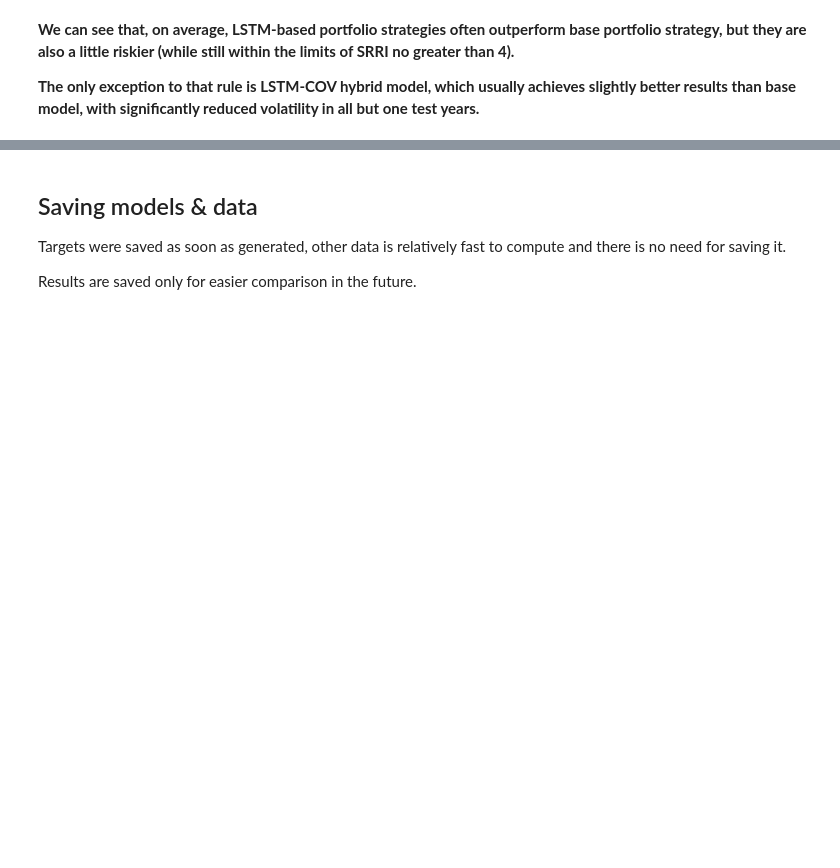
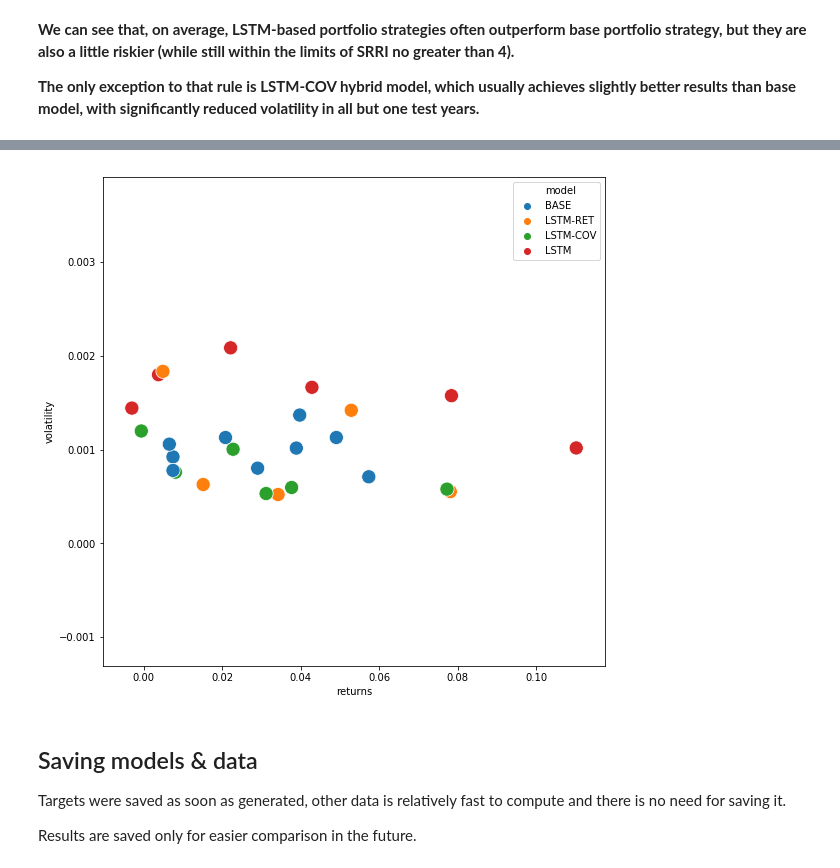
Before and after one commit to kowaalczyk/quant-invest, a Jupyter notebook: Summary.ipynb, the cells around one changed output, grey strips where cells are left out. Saved outputs shown, nothing was run; the diff lists cells and outputs as text; code cells hidden in the pictures; blank space fills up the shorter version.

Commit message:
New comparative visualization

```diff
--- a/Summary.ipynb
+++ b/Summary.ipynb
@@ -716,3 +704,17 @@ but they are also a little riskier (while still within the limits of SRRI no gre
 
 **The only exception to that rule is LSTM-COV hybrid model, which usually achieves slightly better results than base model,
 with significantly reduced volatility in all but one test years.**
+# %%
+base = base_results_df.copy()
+lstm = lstm_results_df.copy()
+lstm.columns = base.columns
+hybrid_ret = hybrid_results_df[[col for col in hybrid_results_df.columns if 'LSTM-RET' in col]]
+hybrid_ret.columns = base.columns
+hybrid_cov = hybrid_results_df[[col for col in hybrid_results_df.columns if 'LSTM-COV' in col]]
+hybrid_cov.columns = base.columns
+base['model'] = 'BASE'
+lstm['model'] = 'LSTM'
+hybrid_ret['model'] = 'LSTM-RET'
+hybrid_cov['model'] = 'LSTM-COV'
+model_results = pd.concat([base, lstm, hybrid_ret, hybrid_cov], axis='index').dropna(axis='index').sort_index()
+model_results
@@ -719,3 +747,9 @@ with significantly reduced volatility in all but one test years.**
+# %%
+fig, ax = plt.subplots(figsize=(9,9))
+sns.scatterplot(ax=ax, data=model_results, x='returns', y='volatility', hue='model', s=200)
+plt.show()
+# %% [output]
+[figure, added]
 # %% [markdown]
 ## Saving models & data
 
```
Also changed, not shown: parts of 5 cells of this notebook.
